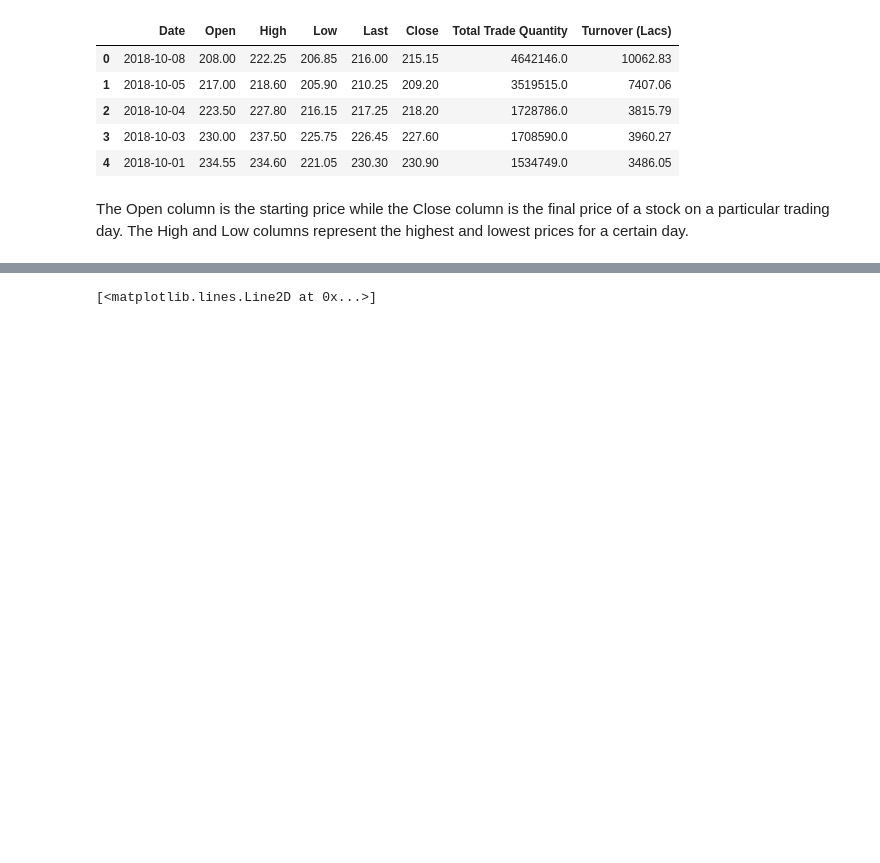
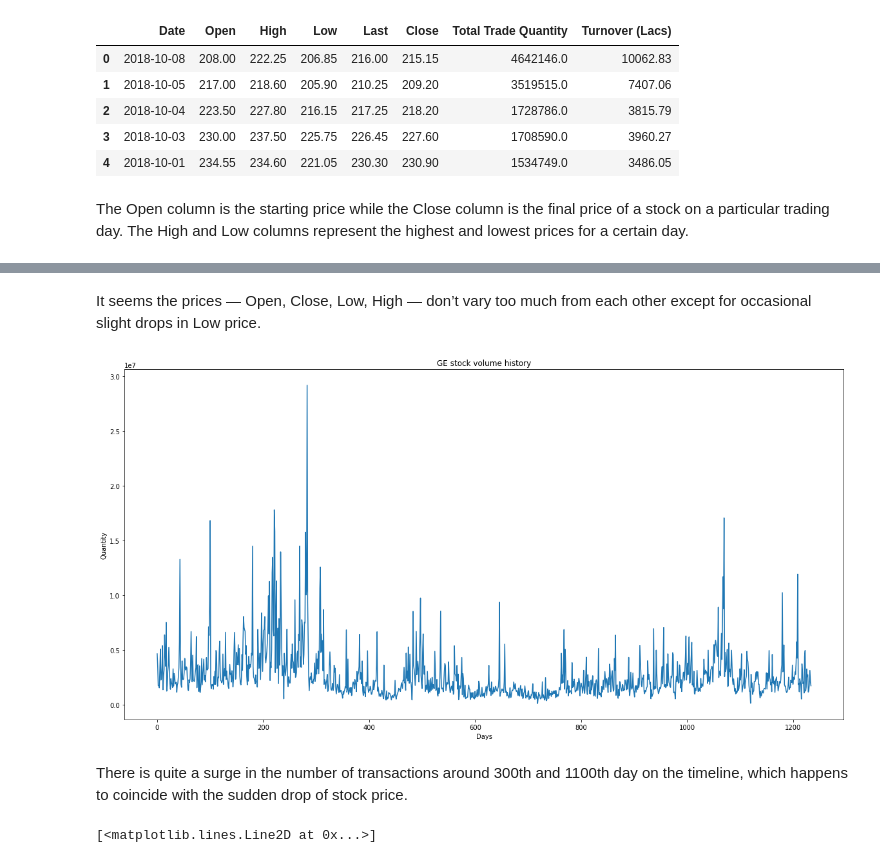
Before and after one commit to Nzaya/Stock-Price-Prediction, a Jupyter notebook: Stock_Price_Prediction.ipynb, the cells around one changed output, grey strips where cells are left out. Cells and saved outputs as stored; diff of their text form; code cells hidden in the pictures; blank space fills up the shorter version.

```diff
--- a/Stock_Price_Prediction.ipynb
+++ b/Stock_Price_Prediction.ipynb
@@ -29,3 +45,16 @@ The Open column is the starting price while the Close column is the final price
+# %% [markdown]
+It seems the prices — Open, Close, Low, High — don’t vary too much from each other except for occasional slight drops in Low price.
+# %%
+plt.figure()
+plt.plot(tata["Total Trade Quantity"])
+plt.title('GE stock volume history')
+plt.ylabel('Quantity')
+plt.xlabel('Days')
+plt.show()
+# %% [output]
+[figure, added]
+# %% [markdown]
+There is quite a surge in the number of transactions around 300th and 1100th day on the timeline, which happens to coincide with the sudden drop of stock price.
 # %%
 #Analyze the closing prices
 
```
Also changed, not shown: parts of 2 cells of this notebook.
